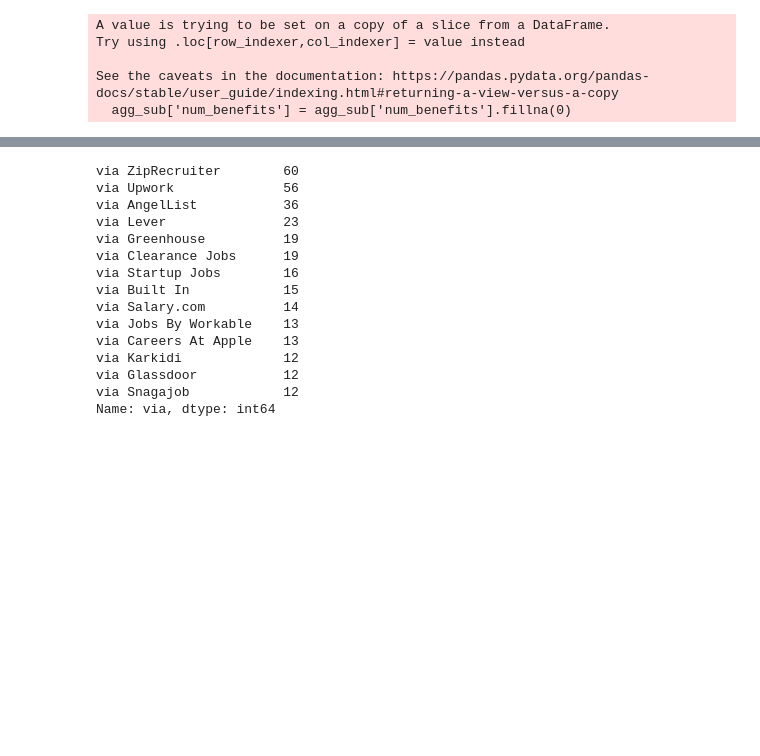
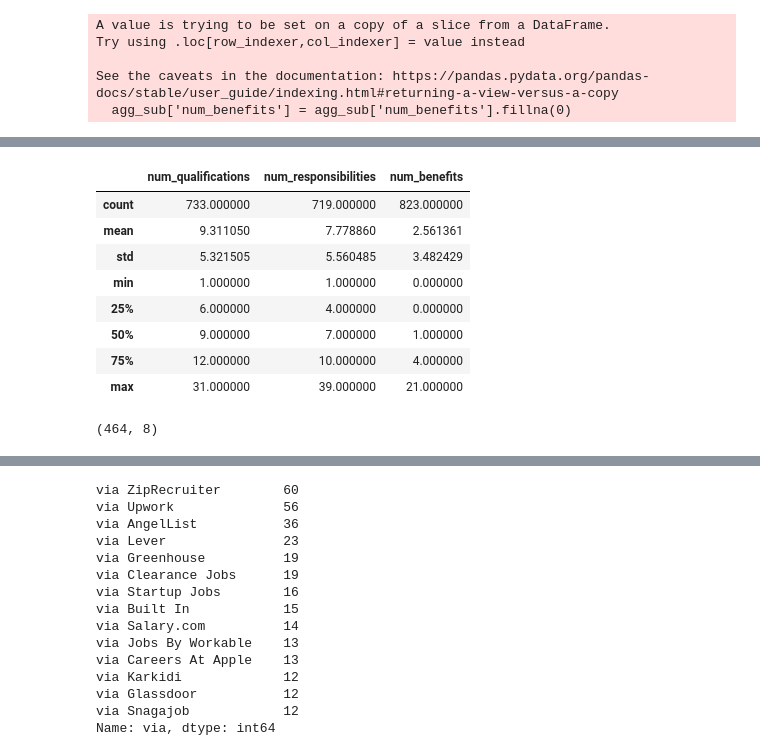
Before and after one commit to brendanbaker/dsan-23-scholarship, a Jupyter notebook: miniproject/wrangling_viz.ipynb, the cells around one changed output, grey strips where cells are left out. Drawn from its saved outputs; the diff is of its cells as text; code cells hidden in the pictures; blank space fills up the shorter version.

```diff
--- a/miniproject/wrangling_viz.ipynb
+++ b/miniproject/wrangling_viz.ipynb
@@ -518,3 +508,15 @@ agg_sub.head()
+# %%
+agg_sub.describe()
+# %% [output]
+|  | num_qualifications | num_responsibilities | num_benefits |
+| count | 733.000000 | 719.000000 | 823.000000 |
+| mean | 9.311050 | 7.778860 | 2.561361 |
+| std | 5.321505 | 5.560485 | 3.482429 |
+| min | 1.000000 | 1.000000 | 0.000000 |
+| 25% | 6.000000 | 4.000000 | 0.000000 |
+| 50% | 9.000000 | 7.000000 | 1.000000 |
+| 75% | 12.000000 | 10.000000 | 4.000000 |
+| max | 31.000000 | 39.000000 | 21.000000 |
 # %%
 # Additional considerations here: show a minimum benefits
 # What to do with ones that have no benefits?
@@ -627 +630,9 @@ fig.update_layout(legend= {'itemsizing': 'constant'})
 fig.show()
+# %%
+# How many companies listed no benefits, qualifications, or responsibilities?
+agg_sub[(agg_sub['num_qualifications'] != 0) | (agg_sub['num_responsibilities'] != 0) | (agg_sub['num_benefits'] != 0)].shape
+
+# How about no benefits?
+agg_sub[agg_sub['num_benefits'] != 0].shape
+# %% [output]
+(464, 8)
```
Also changed, not shown: parts of 14 cells of this notebook, 22 other files.
